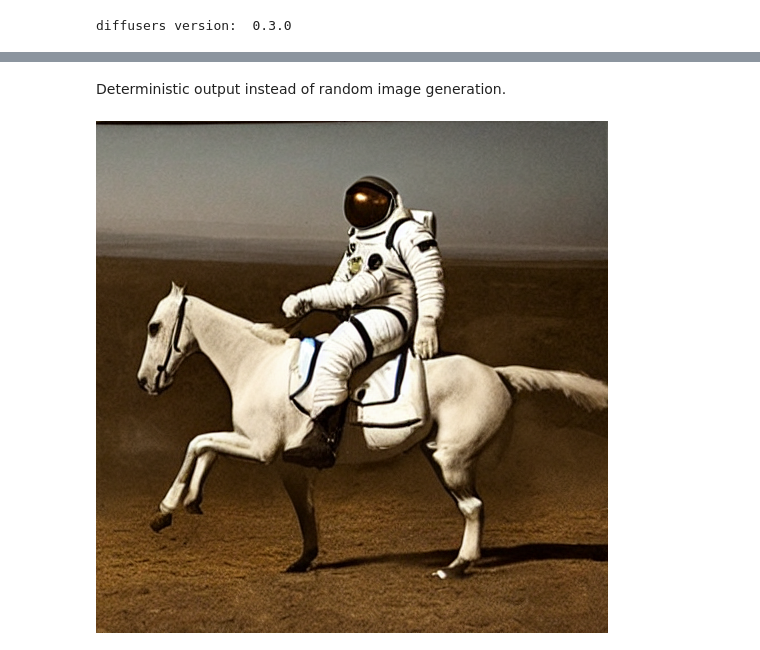
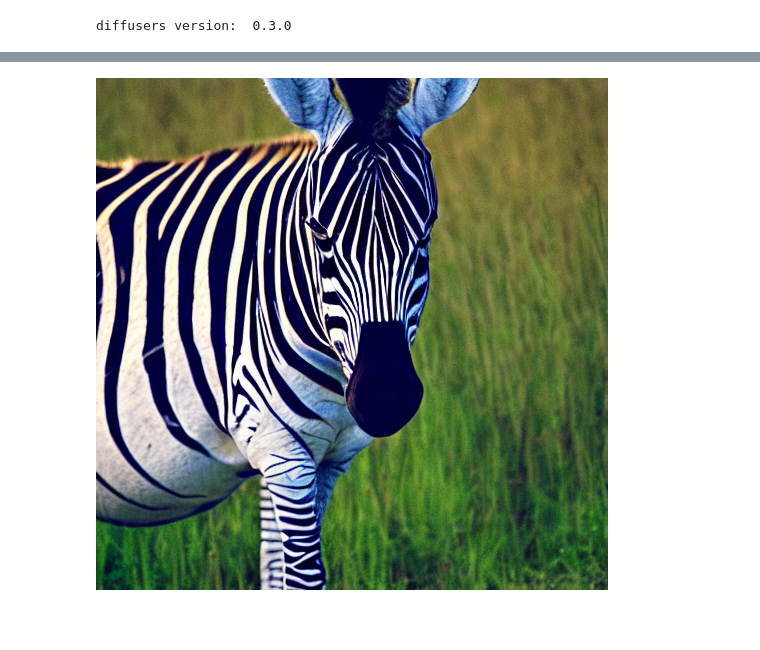
Before and after one commit to TomPham97/diffuser, a Jupyter notebook: 2022-09-09-stable-diffusion-1-4.ipynb, the cells around one changed output, grey strips where cells are left out. Saved outputs shown, nothing was run; the diff lists cells and outputs as text; code cells hidden in the pictures; blank space fills up the shorter version.

```diff
--- a/2022-09-09-stable-diffusion-1-4.ipynb
+++ b/2022-09-09-stable-diffusion-1-4.ipynb
@@ -9,7 +9,7 @@ WARNING: Running pip as the 'root' user can result in broken permissions and con
 Note: you may need to restart the kernel to use updated packages.
 # %%
 with open('huggingface-access-tokens.txt', 'r') as f:
-    YOUR_TOKEN = f.readlines()[0]
+    TOKEN = f.readlines()[0]
 # %% [markdown]
 To retrive the access tokens, refer to [this documentation](https://huggingface.co/docs/hub/security-tokens).
 
@@ -27,8 +30,13 @@ torch_device = "cuda" if torch.cuda.is_available() else "cpu"
 # %%
 %%capture
+import torch
 from diffusers import StableDiffusionPipeline
 
 pipe = StableDiffusionPipeline.from_pretrained("CompVis/stable-diffusion-v1-4",
                                                revision = "fp16",
                                                torch_dtype = torch.float16,
-                                               use_auth_token = YOUR_TOKEN)
+                                               use_auth_token = TOKEN)
+
+pipe.to(torch_device)
+
+pipe.enable_attention_slicing() # attention optimization for less memory usage
@@ -41,6 +43,16 @@ pipe.enable_attention_slicing() # attention optimization for less memory usage
 # %%
 from torch import autocast
+import random
 
-prompt = "a photograph of an astronaut riding a horse"
-with autocast(torch_device):
-  image = pipe(prompt).images[0]
+def run(prompt = "a photograph of an astronaut riding a horse",
+        seed = random.randint(0, 10e6),
+        guidance_scale = 7.5):
+    '''
+    Generate an image with custom parameters using the pipeline
+    '''
+    with autocast(torch_device):
+        image = pipe(prompt,
+                     guidance_scale = 7.5,
+                     generator = torch.Generator(torch_device).manual_seed(seed)
+                    ).images[0]
+    return image
@@ -51,2 +58,0 @@ image
-# %% [markdown]
-Deterministic output instead of random image generation.
@@ -60,4 +59,4 @@ with autocast(torch_device):
-# %%
-image
-# %% [output]
-[figure, removed]
+# %%
+run("photograph, zebra, blue")
+# %% [output]
+[figure, added]
```
Also changed, not shown: parts of 7 cells of this notebook.
